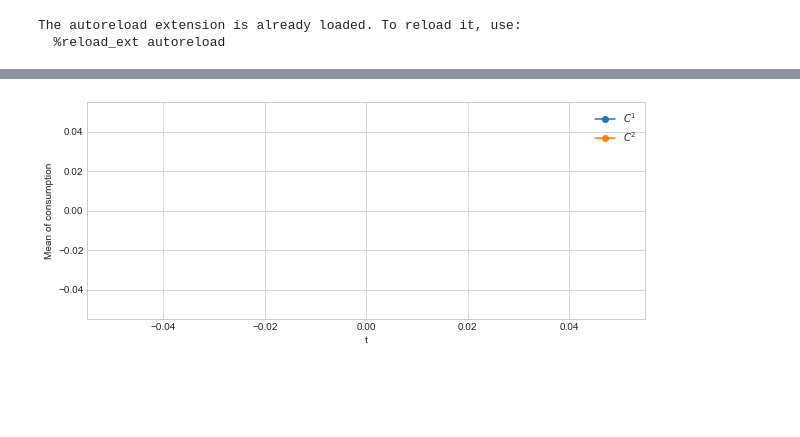
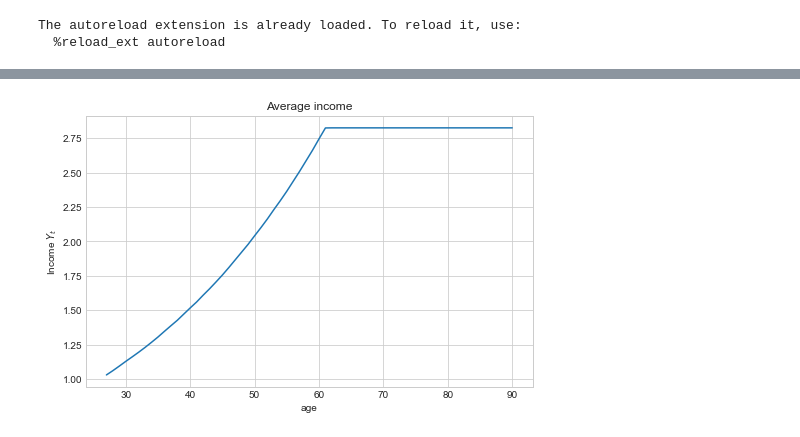
Before and after one commit to emilblicher/DP2021, a Jupyter notebook: Model w VFI/Sims.ipynb, the cells around one changed output, grey strips where cells are left out. Drawn from its saved outputs; the diff is of its cells as text; code cells hidden in the pictures; blank space fills up the shorter version.

Commit message:
'final' model

```diff
--- a/Model w VFI/Sims.ipynb
+++ b/Model w VFI/Sims.ipynb
@@ -98,16 +47,12 @@ Known signatures:
-# %%
-# Define a function for the simulation
-def figure_sim(simC1,simC2,par):
-    fig = plt.figure(figsize=(10,4))# figsize is in inches...
-    t_grid = [t+25 for t in range(1,par.T+1)]
-    ax = fig.add_subplot(1,1,1)
-    ax.plot(t_grid,np.mean(simC1,1),'-o')
-    ax.plot(t_grid,np.mean(simC2,1),'-o')
-    ax.set_xlabel(f"t")
-    ax.set_ylabel(f"Mean of consumption")
-    ax.legend(['$C^1$','$C^2$'])
-    plt.show()
-
-figure_sim(sim.C1,sim.C2,par)
-# %% [output]
-[figure, removed]
+# %%
+sim = model.simulate(par,sol,0)
+# %%
+fig = plt.figure(figsize=(8,5))
+ax = fig.add_subplot(1,1,1)
+ax.plot(np.arange(par.simT)+par.age_min+1,np.mean(sim.Y,1))
+ax.set_xlabel(f"age")
+ax.set_ylabel(f"Income $Y_t$")
+ax.set_title(f'Average income')
+plt.show()
+# %% [output]
+[figure, added]
```
Also changed, not shown: parts of 13 cells of this notebook, 2 other files.
